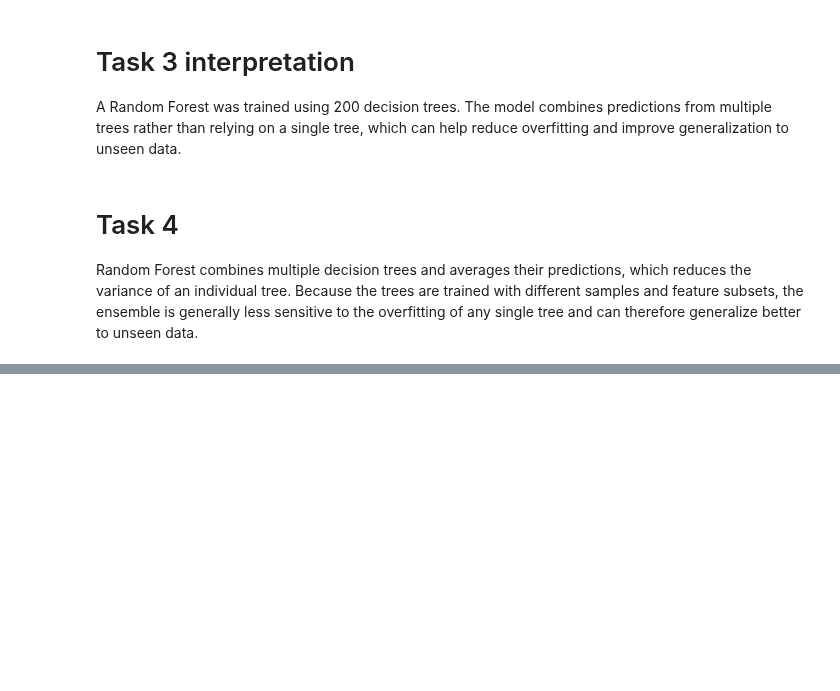
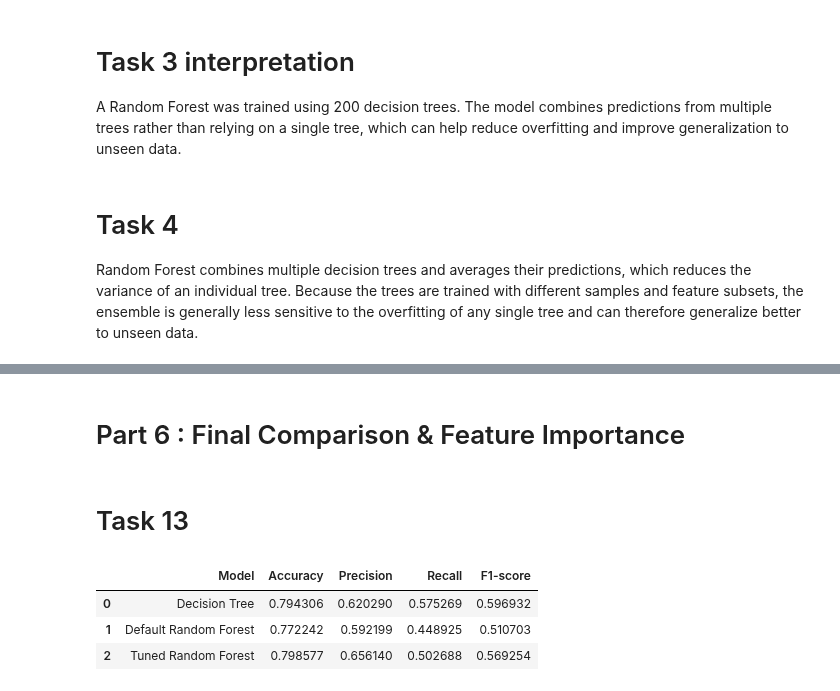
Before and after one commit to Ritika-Lund/Machine-learning-Lab, a Jupyter notebook: LAB 04/lab4_ritika_churn_models.ipynb, the cells around one changed output, grey strips where cells are left out. Saved outputs shown, nothing was run; the diff lists cells and outputs as text; code cells hidden in the pictures; blank space fills up the shorter version.

Commit message:
done till part 6 of lab 4

```diff
--- a/LAB 04/lab4_ritika_churn_models.ipynb
+++ b/LAB 04/lab4_ritika_churn_models.ipynb
@@ -154,0 +426,39 @@ Random Forest combines multiple decision trees and averages their predictions, w
+# %% [markdown]
+# Part 6 : Final Comparison & Feature Importance
+# %% [markdown]
+# Task 13
+# %%
+final_comparison = pd.DataFrame({
+    "Model": [
+        "Decision Tree",
+        "Default Random Forest",
+        "Tuned Random Forest"
+    ],
+    "Accuracy": [
+        dt_accuracy,
+        rf_accuracy,
+        tuned_accuracy
+    ],
+    "Precision": [
+        dt_precision,
+        rf_precision,
+        tuned_precision
+    ],
+    "Recall": [
+        dt_recall,
+        rf_recall,
+        tuned_recall
+    ],
+    "F1-score": [
+        dt_f1,
+        rf_f1,
+        tuned_f1
+    ]
+})
+
+final_comparison
+# %% [output]
+|  | Model | Accuracy | Precision | Recall | F1-score |
+| 0 | Decision Tree | 0.794306 | 0.620290 | 0.575269 | 0.596932 |
+| 1 | Default Random Forest | 0.772242 | 0.592199 | 0.448925 | 0.510703 |
+| 2 | Tuned Random Forest | 0.798577 | 0.656140 | 0.502688 | 0.569254 |
```
Also changed, not shown: parts of 31 cells of this notebook.
